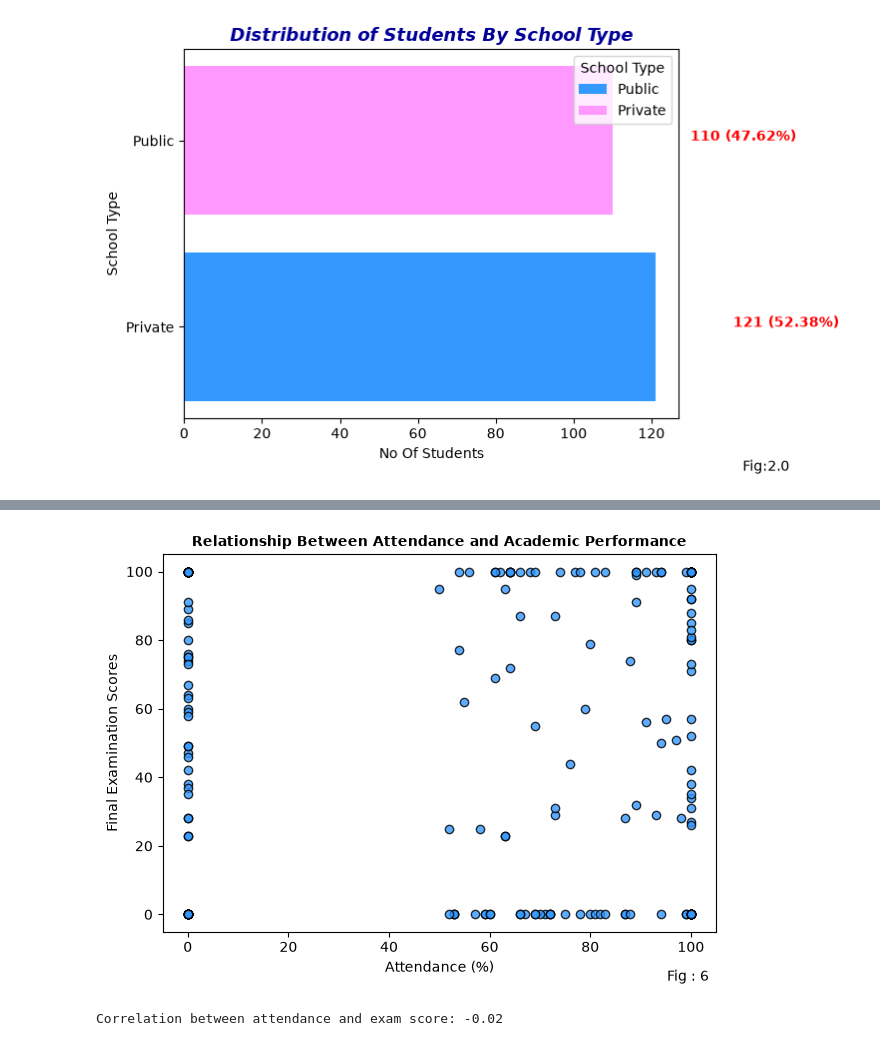
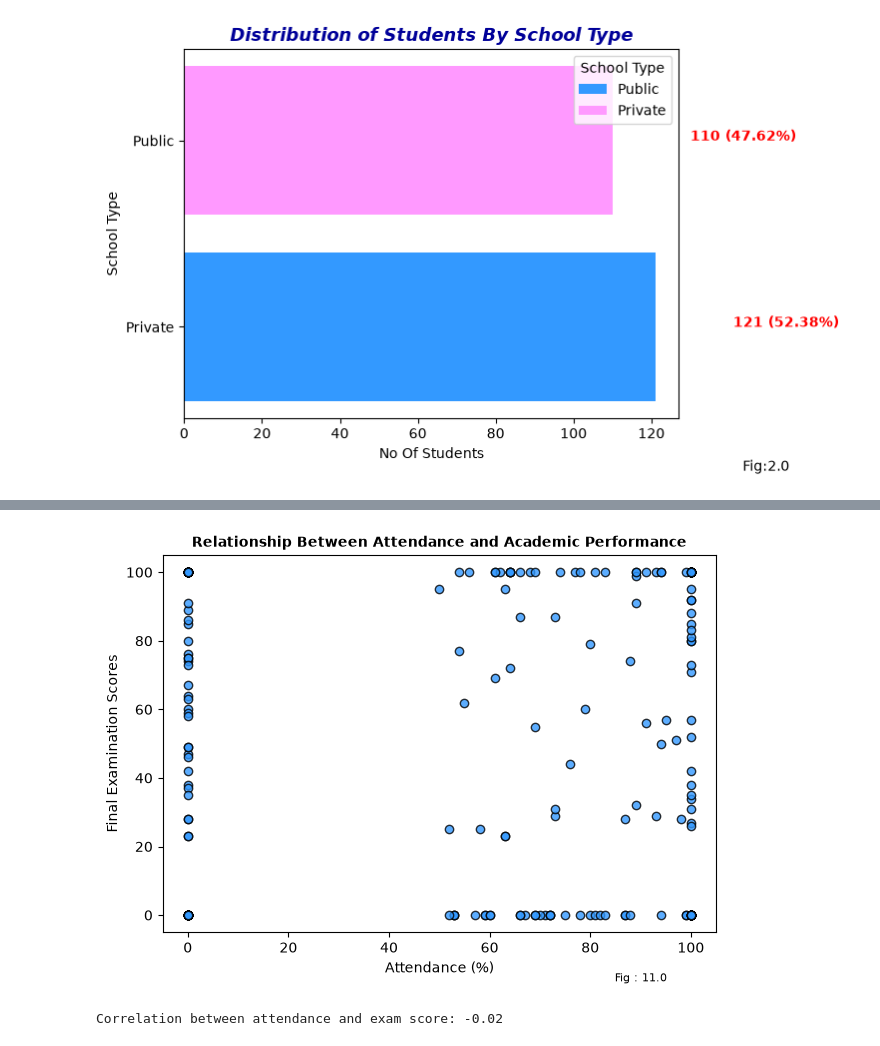
Before and after one commit to bbf18alvinne/student-performance-, a Jupyter notebook: outputs/datavisulization.ipynb, the cells around one changed output, grey strips where cells are left out. Cells and saved outputs as stored; diff of their text form; code cells hidden in the pictures.

```diff
--- a/outputs/datavisulization.ipynb
+++ b/outputs/datavisulization.ipynb
@@ -468,33 +622,33 @@ attendance_col = "Attendance"             # column with attendance (%)
 score_col = "Final_Exam_Score"            # column with final examination score
 # --------------------------------------------------
 
 # Remove rows where either value is missing
 score_col = "Final_Score"  # actual column in df
 data = df.loc[:, [attendance_col, score_col]].dropna().copy()
 
 # Scatter plot
 plt.figure(figsize=(6.4, 4.7))
 plt.scatter(
     data[attendance_col],
     data[score_col],
     color="#3399ff",
     edgecolor="black",
     alpha=0.8,
 )
 
 plt.title("Relationship Between Attendance and Academic Performance",
           fontsize=10, fontweight="bold")
 plt.xlabel("Attendance (%)")
 plt.ylabel("Final Examination Scores")
-plt.figtext(0.9, 0.02, "Fig : 6")
+plt.figtext(0.9, 0.02, "Fig : 11.0", ha="right", fontsize=8)
 
 plt.tight_layout()
 plt.savefig("fig6_attendance_vs_scores.png", dpi=100)
 plt.show()
 
 # Correlation (useful for writing the insights)
 r = data[attendance_col].corr(data[score_col])
 print("Correlation between attendance and exam score:", round(r, 2))
 # %% [output]
-[figure, old version]
+[figure, new version]
 Correlation between attendance and exam score: -0.02
```
Also changed, not shown: parts of 10 cells of this notebook, 2 other files.
